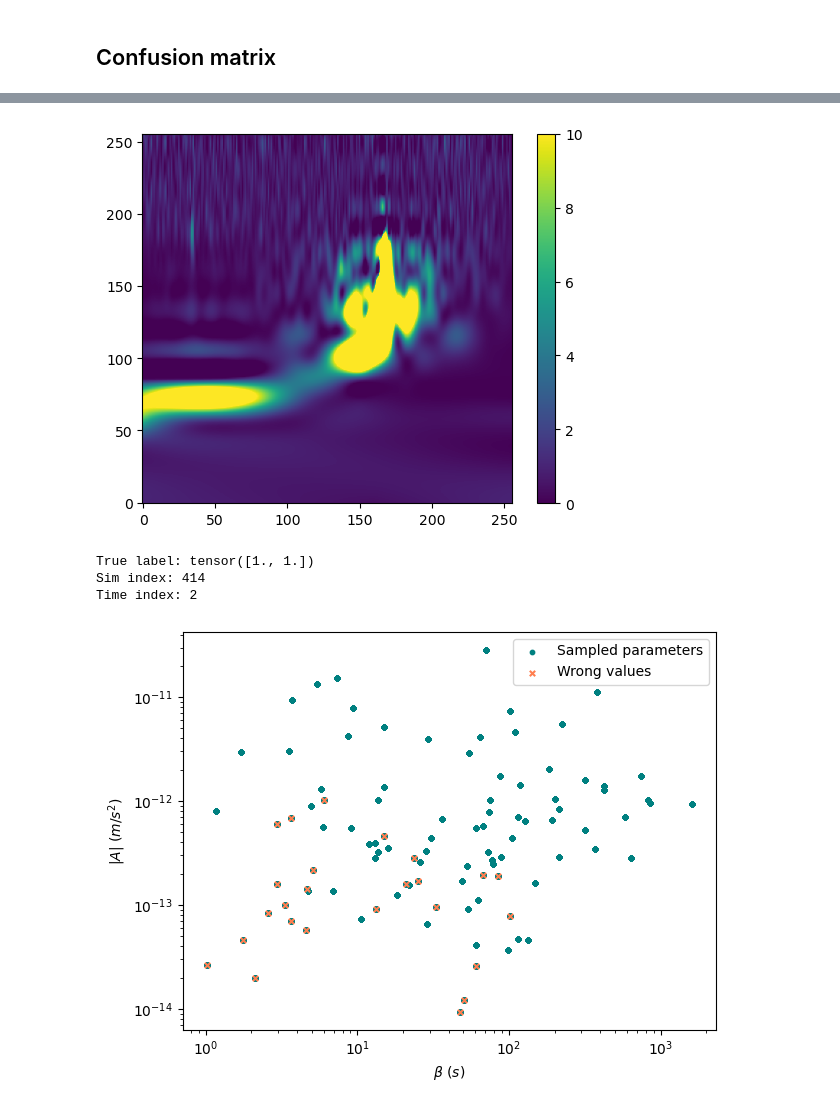
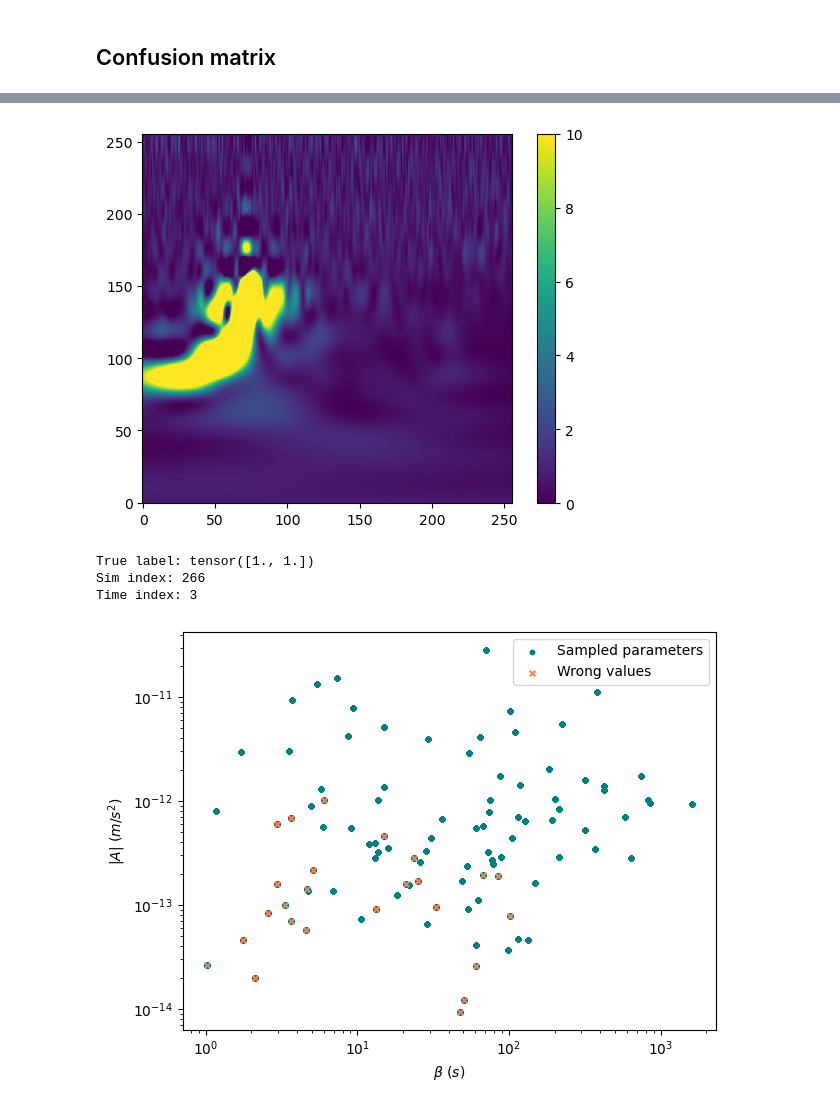
Before and after one commit to AryamannRao/LISAGlitchSignalClassifier, a Jupyter notebook: src/notebooks/model_inference.ipynb, the cells around one changed output, grey strips where cells are left out. Cells and saved outputs as stored; diff of their text form; code cells hidden in the pictures.

```diff
--- a/src/notebooks/model_inference.ipynb
+++ b/src/notebooks/model_inference.ipynb
@@ -71,13 +71,13 @@ def accuracy(model, loader, threshold=0.5):
     hard_acc = hard_correct/hard_total
     return soft_acc, hard_acc
 # %%
-training_dataset_path2 = TRAINING_DATASETS / 'training_dataset.h5'
-dataset = LISADataset(training_dataset_path2)
+training_dataset_path2 = TRAINING_DATASETS / 'training_dataset2.h5'
+dataset = LISADataset(training_dataset_path)
 
 unique_indices = np.unique(dataset.sim_indices)
 all_indices = np.array(dataset.sim_indices)
 
-rng = np.random.default_rng(67)
+rng = np.random.default_rng(42)
 rng.shuffle(unique_indices)
 
 n_total = len(unique_indices)
@@ -219,17 +217,17 @@ array([977, 978])
 # %%
-image, label, sim_index, time_index = test_dataset[978]
+image, label, sim_index, time_index = test_dataset[1181]
 plt.imshow(image[0], origin='lower')
 plt.colorbar()
 plt.clim(0, 10)
 plt.show()
 print('True label:', label)
 print('Sim index:', sim_index)
 print('Time index:', time_index)
 # %% [output]
-[figure, old version]
+[figure, new version]
 True label: tensor([1., 1.])
-Sim index: 414
-Time index: 2
+Sim index: 266
+Time index: 3
 # %%
 wrong = np.where((true_class == 3)&(pred_class == 1))[0]
 sim_indices = [test_dataset[i][2] for i in wrong]
```
Also changed, not shown: parts of 7 cells of this notebook, 5 other files.
